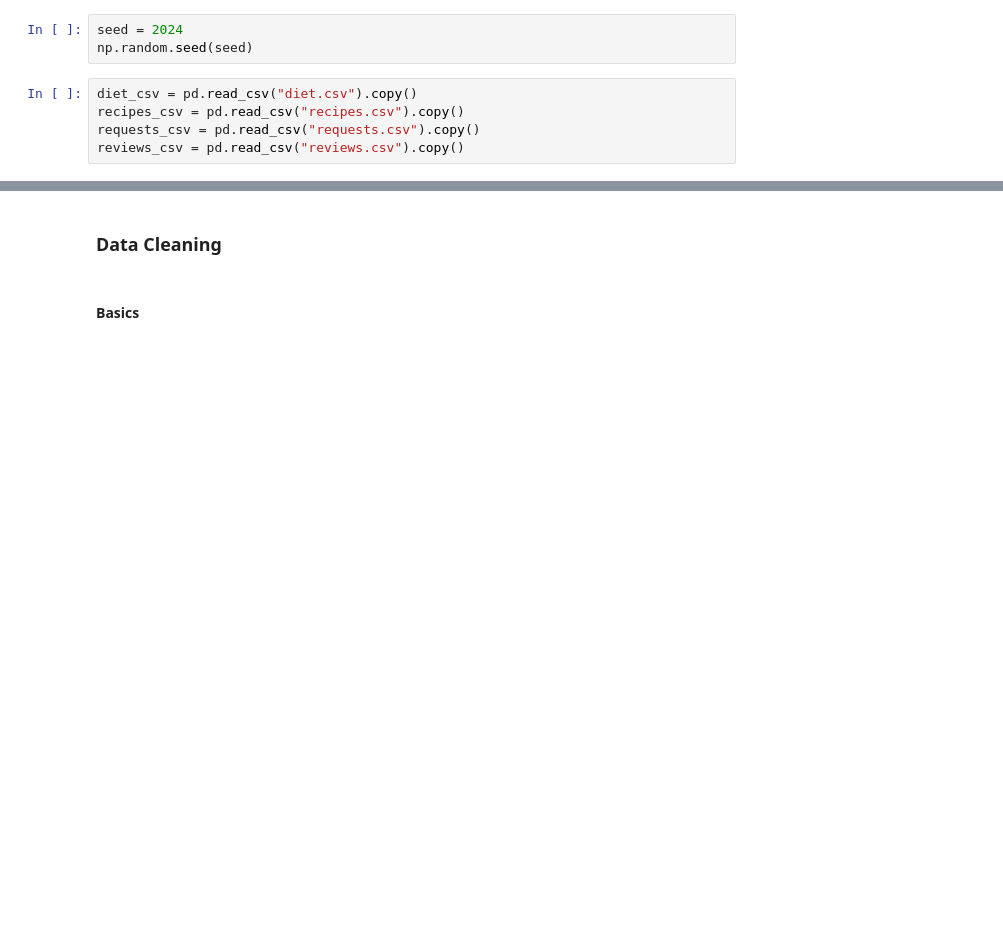
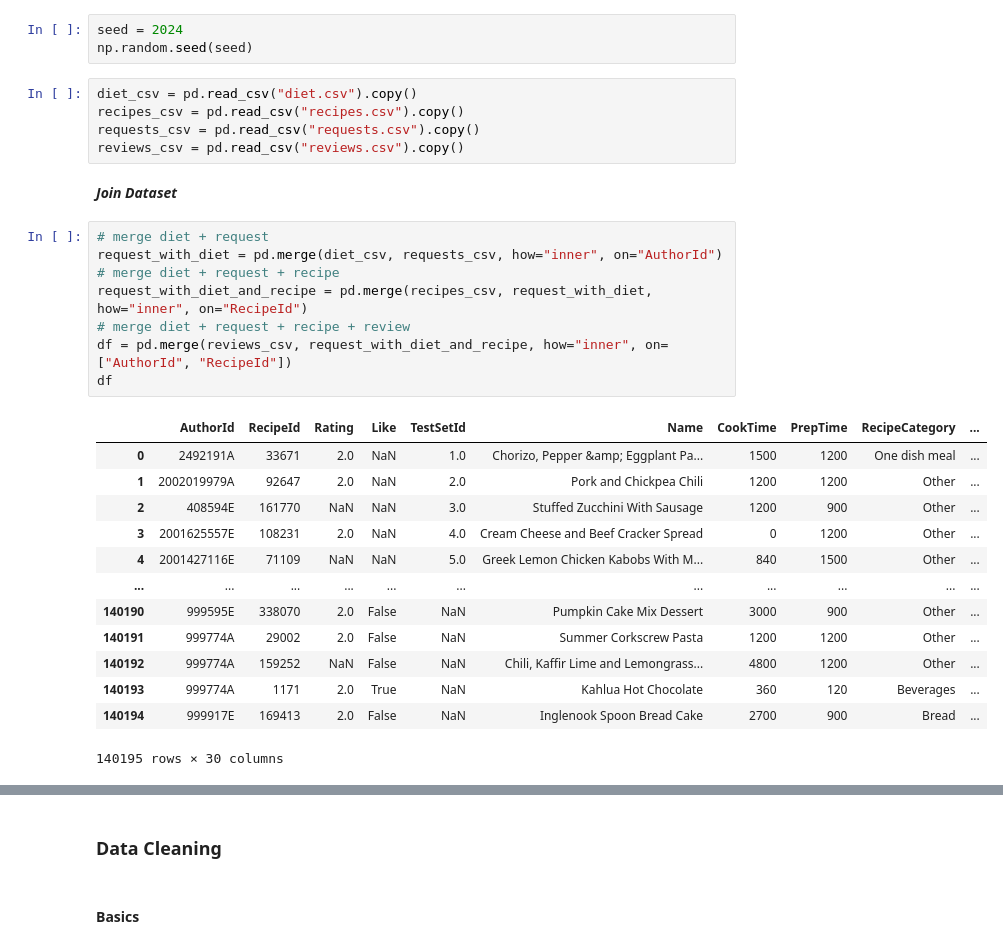
Before and after one commit to MittmannM/AnalyticsCupTUM, a Jupyter notebook: AC.ipynb, the cells around one changed output, grey strips where cells are left out. Cells and saved outputs as stored; diff of their text form; blank space fills up the shorter version.

```diff
--- a/AC.ipynb
+++ b/AC.ipynb
@@ -18,3 +18,27 @@ diet_csv = pd.read_csv("diet.csv").copy()
 recipes_csv = pd.read_csv("recipes.csv").copy()
 requests_csv = pd.read_csv("requests.csv").copy()
 reviews_csv = pd.read_csv("reviews.csv").copy()
+# %% [markdown]
+***Join Dataset***
+# %%
+# merge diet + request
+request_with_diet = pd.merge(diet_csv, requests_csv, how="inner", on="AuthorId")
+# merge diet + request + recipe
+request_with_diet_and_recipe = pd.merge(recipes_csv, request_with_diet, how="inner", on="RecipeId")
+# merge diet + request + recipe + review
+df = pd.merge(reviews_csv, request_with_diet_and_recipe, how="inner", on=["AuthorId", "RecipeId"])
+df
+# %% [output]
+|  | AuthorId | RecipeId | Rating | Like | TestSetId | Name | CookTime | PrepTime | RecipeCategory | ... |
+| 0 | 2492191A | 33671 | 2.0 | NaN | 1.0 | Chorizo, Pepper &amp; Eggplant Pa... | 1500 | 1200 | One dish meal | ... |
+| 1 | 2002019979A | 92647 | 2.0 | NaN | 2.0 | Pork and Chickpea Chili | 1200 | 1200 | Other | ... |
+| 2 | 408594E | 161770 | NaN | NaN | 3.0 | Stuffed Zucchini With Sausage | 1200 | 900 | Other | ... |
+| 3 | 2001625557E | 108231 | 2.0 | NaN | 4.0 | Cream Cheese and Beef Cracker Spread | 0 | 1200 | Other | ... |
+| 4 | 2001427116E | 71109 | NaN | NaN | 5.0 | Greek Lemon Chicken Kabobs With M... | 840 | 1500 | Other | ... |
+| ... | ... | ... | ... | ... | ... | ... | ... | ... | ... | ... |
+| 140190 | 999595E | 338070 | 2.0 | False | NaN | Pumpkin Cake Mix Dessert | 3000 | 900 | Other | ... |
+| 140191 | 999774A | 29002 | 2.0 | False | NaN | Summer Corkscrew Pasta | 1200 | 1200 | Other | ... |
+| 140192 | 999774A | 159252 | NaN | False | NaN | Chili, Kaffir Lime and Lemongrass... | 4800 | 1200 | Other | ... |
+| 140193 | 999774A | 1171 | 2.0 | True | NaN | Kahlua Hot Chocolate | 360 | 120 | Beverages | ... |
+| 140194 | 999917E | 169413 | 2.0 | False | NaN | Inglenook Spoon Bread Cake | 2700 | 900 | Bread | ... |
+140195 rows × 30 columns
```
Also changed, not shown: parts of 11 cells of this notebook.
